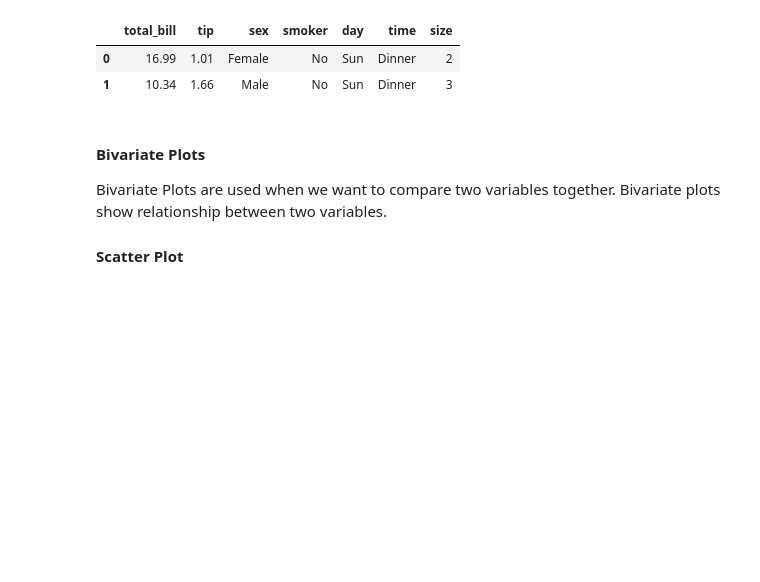
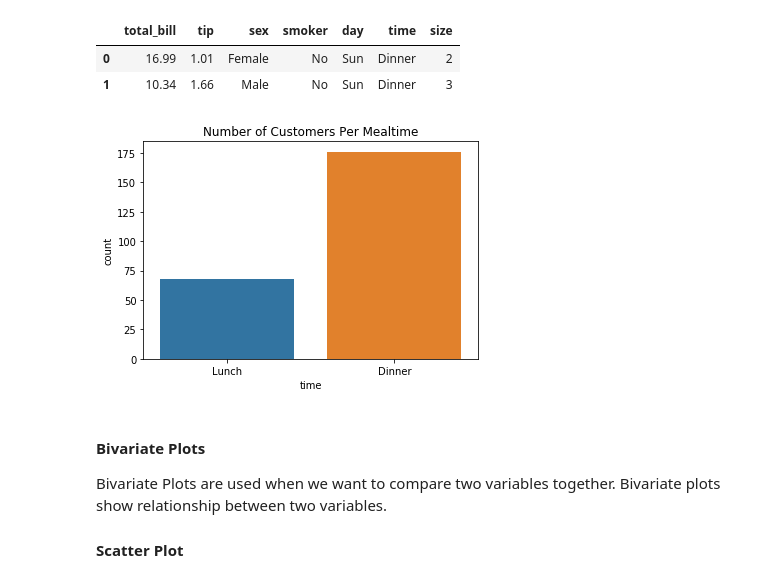
Before and after one commit to kunadawa/PyCon-Africa-19, a Jupyter notebook: visualization.ipynb, the cells around one changed output. Saved outputs shown, nothing was run; the diff lists cells and outputs as text; code cells hidden in the pictures; blank space fills up the shorter version.

Commit message:
chore: showing the bar plot while changing the report title

```diff
--- a/visualization.ipynb
+++ b/visualization.ipynb
@@ -144,8 +144,10 @@ tips_df.head(2)
 | 1 | 10.34 | 1.66 | Male | No | Sun | Dinner | 3 |
 # %%
 sb.countplot(tips_df['time'])
-plt.title("Count of Sex")
+plt.title("Number of Customers Per Mealtime")
 plt.show()
+# %% [output]
+[figure, added]
 # %% [markdown]
 #### Bivariate Plots
 
```
